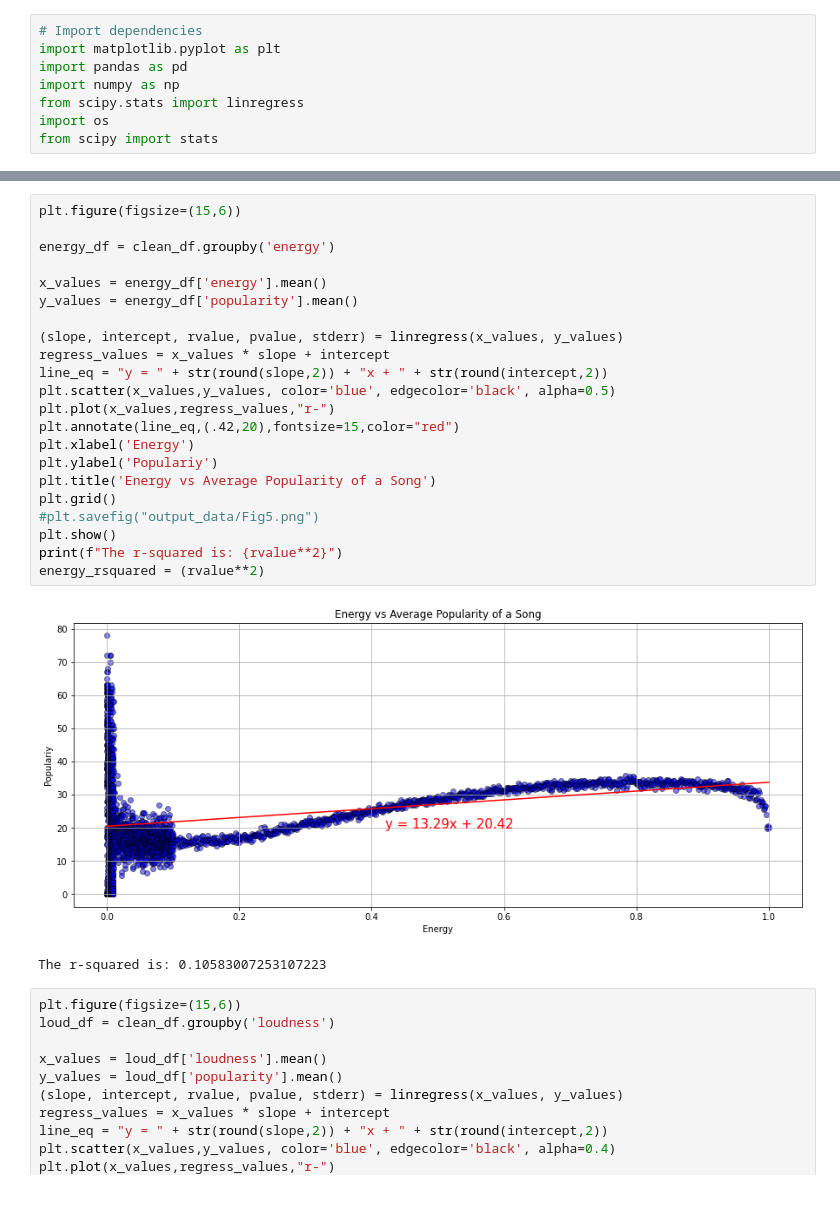
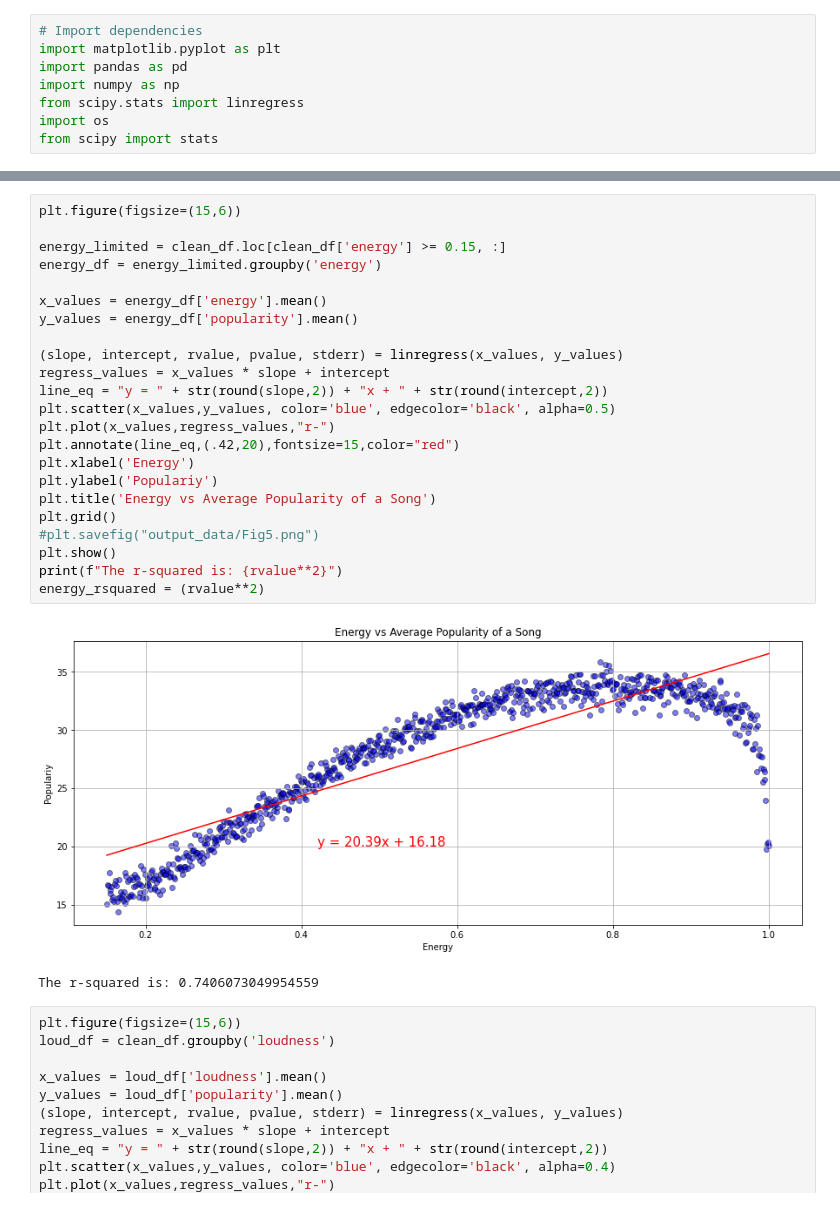
Before and after one commit to l1987deterding/Spotify-Popularity-Project, a Jupyter notebook: spotify_popularity.ipynb, the cells around one changed output, grey strips where cells are left out. Cells and saved outputs as stored; diff of their text form.

```diff
--- a/spotify_popularity.ipynb
+++ b/spotify_popularity.ipynb
@@ -59,28 +61,29 @@ The r-squared is: 0.3886358227968263
 # %%
 plt.figure(figsize=(15,6))
 
-energy_df = clean_df.groupby('energy')
+energy_limited = clean_df.loc[clean_df['energy'] >= 0.15, :]
+energy_df = energy_limited.groupby('energy')
 
 x_values = energy_df['energy'].mean()
 y_values = energy_df['popularity'].mean()
 
 (slope, intercept, rvalue, pvalue, stderr) = linregress(x_values, y_values)
 regress_values = x_values * slope + intercept
 line_eq = "y = " + str(round(slope,2)) + "x + " + str(round(intercept,2))
 plt.scatter(x_values,y_values, color='blue', edgecolor='black', alpha=0.5)
 plt.plot(x_values,regress_values,"r-")
 plt.annotate(line_eq,(.42,20),fontsize=15,color="red")
 plt.xlabel('Energy')
 plt.ylabel('Populariy')
 plt.title('Energy vs Average Popularity of a Song')
 plt.grid()
 #plt.savefig("output_data/Fig5.png")
 plt.show()
 print(f"The r-squared is: {rvalue**2}")
 energy_rsquared = (rvalue**2)
 # %% [output]
-[figure, old version]
+[figure, new version]
-The r-squared is: 0.10583007253107223
+The r-squared is: 0.7406073049954559
 # %%
 plt.figure(figsize=(15,6))
 loud_df = clean_df.groupby('loudness')
```
Also changed, not shown: parts of 10 cells of this notebook, 1 other file.
